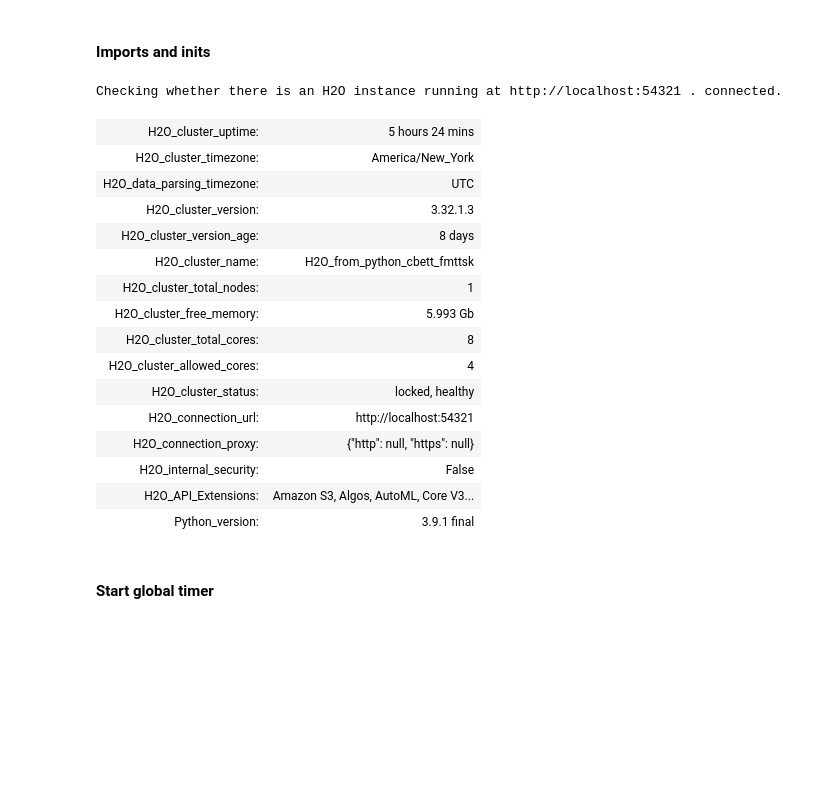
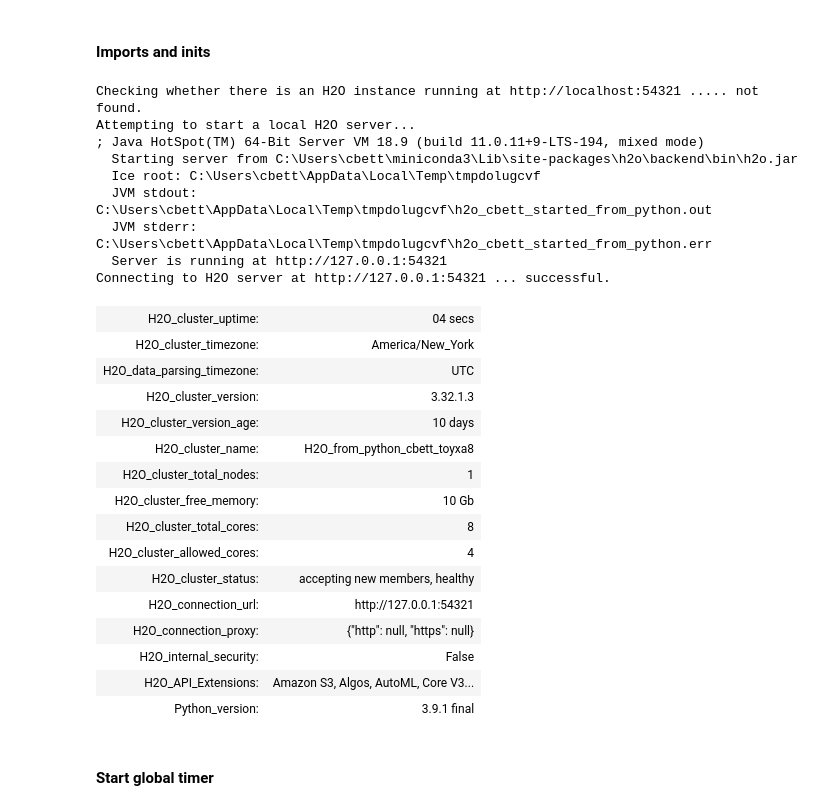
Before and after one commit to cbetterley/gw-rml-group4, a Jupyter notebook: assignment-1_group-4.ipynb, the cells around one changed output. Cells and saved outputs as stored; diff of their text form; code cells hidden in the pictures; blank space fills up the shorter version.

```diff
--- a/assignment-1_group-4.ipynb
+++ b/assignment-1_group-4.ipynb
@@ -9,42 +11,50 @@ Group 4, Responsible Machine Learning
 # %%
 import datetime                                               # for timestamp
 import h2o                                                    # base h2o package for python
 from h2o.estimators.glm import H2OGeneralizedLinearEstimator  # h2o elastic net models class
 from h2o.grid.grid_search import H2OGridSearch                # grid search class and syntax for h2o models
 from interpret import show                                    # basic visualizations from interpret package
 from interpret.glassbox import ExplainableBoostingClassifier  # interpret ebm class
 from interpret.perf import ROC                                # ROC measure for ebm
 import itertools                                              # for cartesian product of parameters
 import matplotlib.pyplot as plt                               # basic plotting
 import numpy as np                                            # for basic array manipulation
 import pandas as pd                                           # for dataframe manipulation
 import seaborn as sns                                         # slightly better plotting
 import time                                                   # for timers
 import xgboost as xgb                                         # base xgboost package for python
 
 # set numpy random seed for better reproducibility
-SEED = 12345
+SEED = 1988
 
 # set number of threads
 NTHREAD = 4
 
-h2o.init(max_mem_size='6G', nthreads=NTHREAD) # start h2o with plenty of memory and threads
+h2o.init(max_mem_size='10G', nthreads=NTHREAD) # start h2o with plenty of memory and threads
 h2o.remove_all()                              # clears h2o memory
 h2o.no_progress()                             # turn off h2o progress indicators
 # %% [output]
-Checking whether there is an H2O instance running at http://localhost:54321 . connected.
+Checking whether there is an H2O instance running at http://localhost:54321 ..... not found.
+Attempting to start a local H2O server...
+; Java HotSpot(TM) 64-Bit Server VM 18.9 (build 11.0.11+9-LTS-194, mixed mode)
+  Starting server from C:\Users\cbett\miniconda3\Lib\site-packages\h2o\backend\bin\h2o.jar
+  Ice root: C:\Users\cbett\AppData\Local\Temp\tmpdolugcvf
+  JVM stdout: C:\Users\cbett\AppData\Local\Temp\tmpdolugcvf\h2o_cbett_started_from_python.out
+  JVM stderr: C:\Users\cbett\AppData\Local\Temp\tmpdolugcvf\h2o_cbett_started_from_python.err
+  Server is running at http://127.0.0.1:54321
+Connecting to H2O server at http://127.0.0.1:54321 ... successful.
-| H2O_cluster_uptime: | 5 hours 24 mins |
+| H2O_cluster_uptime: | 04 secs |
 | H2O_cluster_timezone: | America/New_York |
 | H2O_data_parsing_timezone: | UTC |
 | H2O_cluster_version: | 3.32.1.3 |
-| H2O_cluster_version_age: | 8 days |
-| H2O_cluster_name: | H2O_from_python_cbett_fmttsk |
+| H2O_cluster_version_age: | 10 days |
+| H2O_cluster_name: | H2O_from_python_cbett_toyxa8 |
 | H2O_cluster_total_nodes: | 1 |
-| H2O_cluster_free_memory: | 5.993 Gb |
+| H2O_cluster_free_memory: | 10 Gb |
 | H2O_cluster_total_cores: | 8 |
 | H2O_cluster_allowed_cores: | 4 |
-| H2O_cluster_status: | locked, healthy |
-| H2O_connection_url: | http://localhost:54321 |
+| H2O_cluster_status: | accepting new members, healthy |
+| H2O_connection_url: | http://127.0.0.1:54321 |
 | H2O_connection_proxy: | {"http": null, "https": null} |
 | H2O_internal_security: | False |
 | H2O_API_Extensions: | Amazon S3, Algos, AutoML, Core V3... |
```
Also changed, not shown: parts of 17 cells of this notebook.
